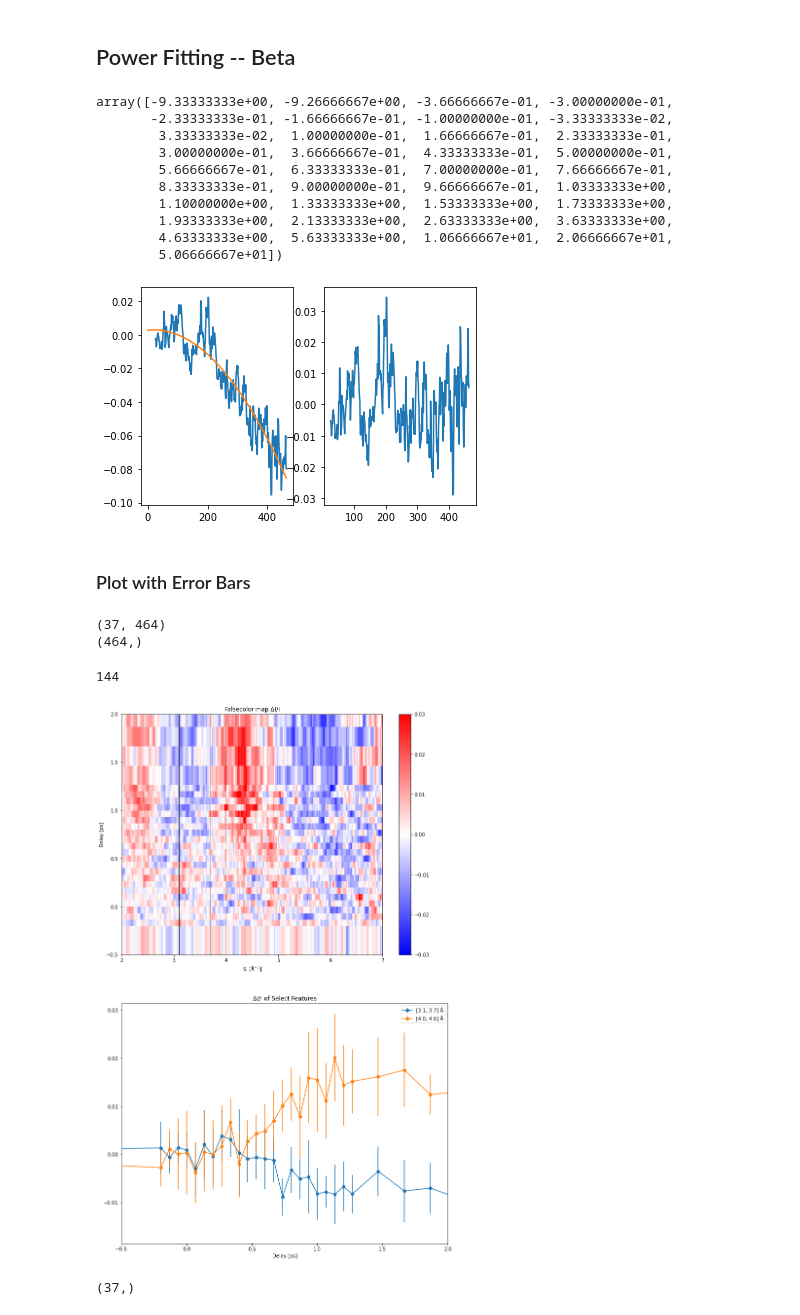
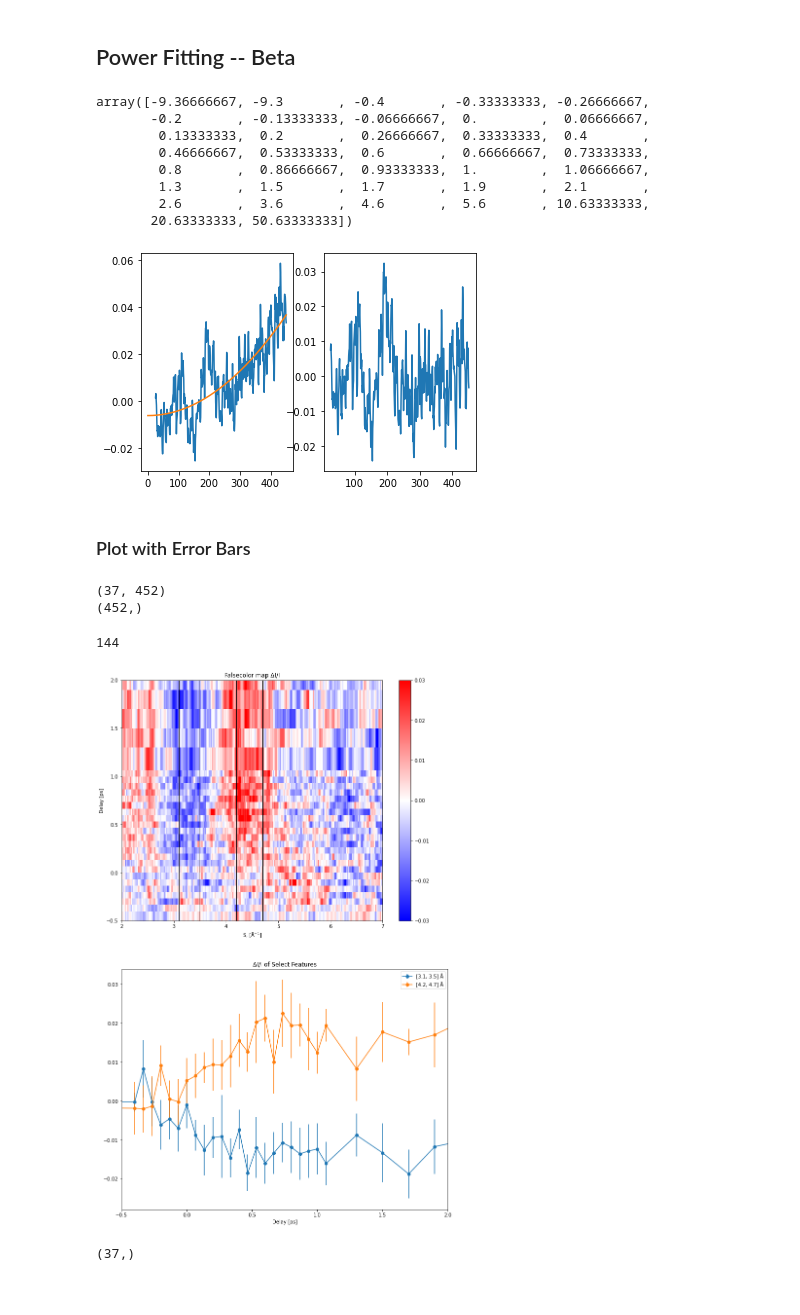
Before and after one commit to lheald2/gued, a Jupyter notebook: GUED_Analysis_LFH.ipynb, the cells around one changed output. Cells and saved outputs as stored; diff of their text form; code cells hidden in the pictures.

```diff
--- a/GUED_Analysis_LFH.ipynb
+++ b/GUED_Analysis_LFH.ipynb
@@ -802,8 +799,8 @@ def remove_radial_outliers(image):
 # %% [markdown]
 ### Defining path -- Uses * to make more accessible for reading in multiple scan files
 # %%
-dataPath = '/work/centurion/shared/UED_data/FY18_o-nitrophenol/20180823/Run/20180823_0320'
-#dataPath = '/work/centurion/shared/UED_data/FY18_o-nitrophenol/20180623/Run/20180623_2349'
+#dataPath = '/work/centurion/shared/UED_data/FY18_o-nitrophenol/20180823/Run/20180823_0320'
+dataPath = '/work/centurion/shared/UED_data/FY18_o-nitrophenol/20180623/Run/20180623_2349'
 runPath = "/*/*/ANDOR1_*.tif"
 
 
@@ -920,7 +917,7 @@ Background from experiment is causing negative values or 0 values.
 
 highvalue = 50000 # The highest value of pixel intensity from the histogram plot
 print('Load diffraction signal');
-test_data, stage_positions, file_numbers, counts = get_image_details(files[:1000])
+test_data, stage_positions, file_numbers, counts = get_image_details(files[2000:3000])
 counts_mean = np.mean(counts)        # Mean values of Total Counts of all images
 counts_std  = np.std(counts)         # the STD of all the tc for all the iamges
 uni_stage = np.unique(stage_positions)# Pump-probe stage position
@@ -1664,15 +1654,15 @@ array([108.  , 108.01, 108.6 , 108.61, 108.62, 108.63, 108.64, 108.65,
 # (3) Plot the figure: Plot the time-dependent signal
 angs = '\u00C5'; # angstrom sign
 s_cali = 0.0225 # S calibration in experiment
-#posi_0    = 154.4 # The reference T0
-posi_0 = 108.63
+posi_0    = 154.405 # The reference T0
+#posi_0 = 108.61
 s = np.arange(0,len(azi_data[0]))*s_cali # The Q axis
 realtime = (uni_stage-posi_0)/0.15  # Delay axis in ps
 
 if stage_len<5: # Make up the reference signals
     N_ref = 2
 else:
-    N_ref = 4
+    N_ref = 3
 norm_ref = np.nanmean(norm_data[:N_ref],axis=0);         # Reference signal before T0
 dI_I_norm = (norm_data-norm_ref)/norm_ref; # Calculate the percentage difference signal
 
@@ -1718,16 +1708,14 @@ plt.show()
 # %%
 realtime
 # %% [output]
-array([-9.33333333e+00, -9.26666667e+00, -3.66666667e-01, -3.00000000e-01,
-       -2.33333333e-01, -1.66666667e-01, -1.00000000e-01, -3.33333333e-02,
-        3.33333333e-02,  1.00000000e-01,  1.66666667e-01,  2.33333333e-01,
-        3.00000000e-01,  3.66666667e-01,  4.33333333e-01,  5.00000000e-01,
-        5.66666667e-01,  6.33333333e-01,  7.00000000e-01,  7.66666667e-01,
-        8.33333333e-01,  9.00000000e-01,  9.66666667e-01,  1.03333333e+00,
-        1.10000000e+00,  1.33333333e+00,  1.53333333e+00,  1.73333333e+00,
-        1.93333333e+00,  2.13333333e+00,  2.63333333e+00,  3.63333333e+00,
-        4.63333333e+00,  5.63333333e+00,  1.06666667e+01,  2.06666667e+01,
-        5.06666667e+01])
+array([-9.36666667, -9.3       , -0.4       , -0.33333333, -0.26666667,
+       -0.2       , -0.13333333, -0.06666667,  0.        ,  0.06666667,
+        0.13333333,  0.2       ,  0.26666667,  0.33333333,  0.4       ,
+        0.46666667,  0.53333333,  0.6       ,  0.66666667,  0.73333333,
+        0.8       ,  0.86666667,  0.93333333,  1.        ,  1.06666667,
+        1.3       ,  1.5       ,  1.7       ,  1.9       ,  2.1       ,
+        2.6       ,  3.6       ,  4.6       ,  5.6       , 10.63333333,
+       20.63333333, 50.63333333])
 # %%
 baseline2d = np.zeros_like(dI_I_norm)
 for i in range(stage_len):
@@ -1752,51 +1740,51 @@ plt.subplot(1,2,2)
 plt.plot(corrected[20])
 plt.show()
 # %% [output]
-[figure, old version]
+[figure, new version]
 # %% [markdown]
 ### Plot with Error Bars
 # %%
 print(corrected.shape)
 print(s.shape)
 # %% [output]
-(37, 464)
-(464,)
+(37, 452)
+(452,)
 # %%
-RoI_1 = [3.1, 3.7];
-RoI_2 = [4.0, 4.6];
+RoI_1 = [3.1, 3.5];
+RoI_2 = [4.2, 4.7];
 print(round(RoI_1[0]/0.0215))
 Inte_1 = corrected[:,round(RoI_1[0]/s_cali):round(RoI_1[1]/s_cali)].mean(axis=1);
 std_1 = corrected[:,round(RoI_1[0]/s_cali):round(RoI_1[1]/s_cali)].std(axis=1)
 Inte_2 = corrected[:,round(RoI_2[0]/s_cali):round(RoI_2[1]/s_cali)].mean(axis=1);
 std_2 = corrected[:,round(RoI_2[0]/s_cali):round(RoI_2[1]/s_cali)].std(axis=1);
 
 plt.figure(figsize=(12,20))
 plt.subplot(2,1,1)
 plt.pcolor(s,realtime,corrected,cmap='bwr');
 plt.axvline(x = RoI_1[0], color = 'k', linestyle = '-',linewidth=1);
 plt.axvline(x = RoI_1[1], color = 'k', linestyle = '-',linewidth=1);
 plt.axvline(x = RoI_2[0], color = 'k', linestyle = '-',linewidth=1);
 plt.axvline(x = RoI_2[1], color = 'k', linestyle = '-',linewidth=1);
 plt.clim(vmin=-0.03, vmax=0.03);
 plt.colorbar()
 plt.ylim(-0.5, 2)
 plt.xlim(2,7)
 plt.xlabel(r'S, ['+angs+'$^{-1}$]');plt.ylabel('Delay [ps]');
 plt.title('Falsecolor map ΔI/I')
 
 plt.subplot(2,1,2)
 #plt.errorbar(realtime,Inte_1,'-*', yerr=std_1, linewidth=3, label=str(RoI_1)+' '+angs);
 #plt.errorbar(realtime,Inte_2,'-*', yerr=std_2, linewidth=3, label=str(RoI_2)+' '+angs);
 plt.errorbar(realtime,Inte_1, yerr=std_1,  fmt='-o',  label=str(RoI_1)+' '+angs);
 plt.errorbar(realtime,Inte_2, yerr=std_2,  fmt='-o', label=str(RoI_2)+' '+angs);
 plt.xlim(-0.5, 2)
 plt.legend()
 plt.xlabel('Integrated Yield [arb.]');plt.xlabel('Delay [ps]');plt.title('ΔI/I of Select Features')
 
 plt.show()
 # %% [output]
 144
-[figure, old version]
+[figure, new version]
 # %%
 time1 =realtime
 t0_1= Inte_2-Inte_1
```
Also changed, not shown: parts of 83 cells of this notebook, 5 other files.
